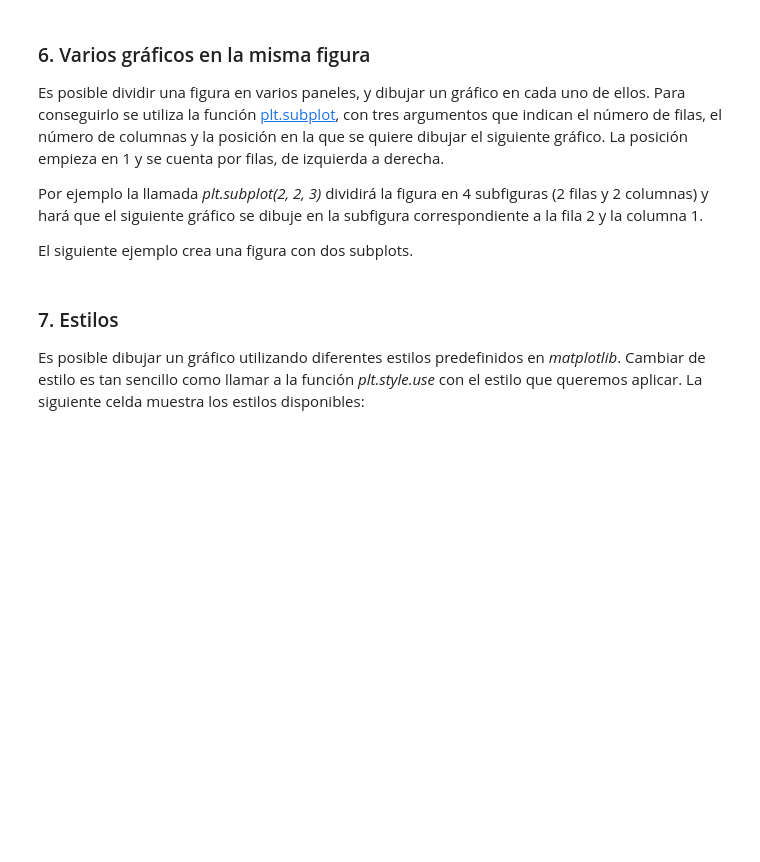
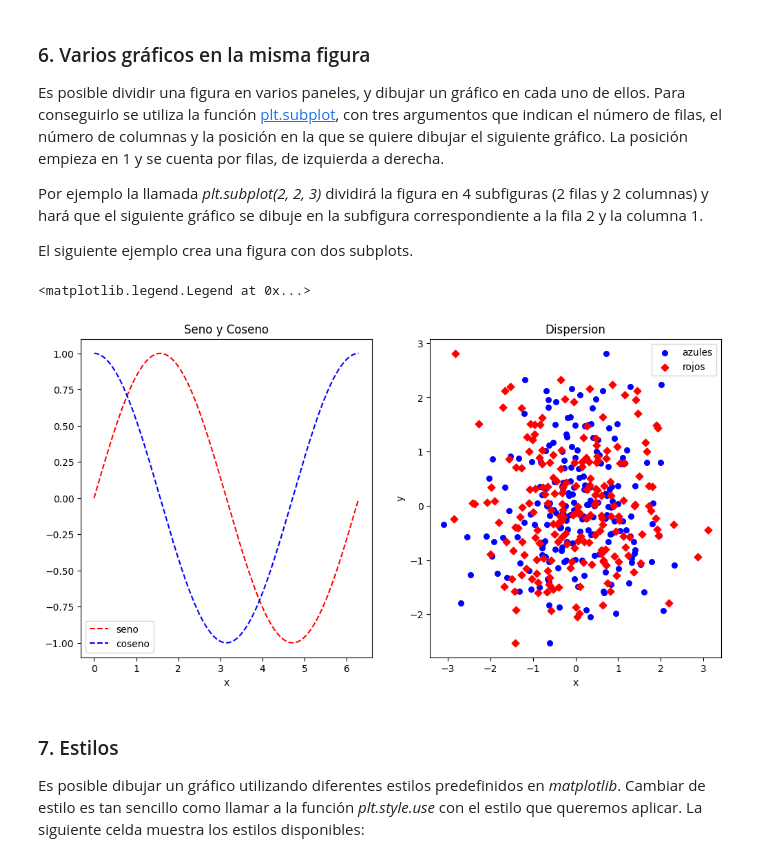
Before and after one commit to jairosann/Practicas-de-Python, a Jupyter notebook: Apuntes programación python/matplotlib.ipynb, the cells around one changed output. Drawn from its saved outputs; the diff is of its cells as text; code cells hidden in the pictures; blank space fills up the shorter version.

```diff
--- a/Apuntes programación python/matplotlib.ipynb
+++ b/Apuntes programación python/matplotlib.ipynb
@@ -189,6 +222,28 @@ Es posible dividir una figura en varios paneles, y dibujar un gráfico en cada u
 Por ejemplo la llamada *plt.subplot(2, 2, 3)* dividirá la figura en 4 subfiguras (2 filas y 2 columnas) y hará que el siguiente gráfico se dibuje en la subfigura correspondiente a la fila 2 y la columna 1.
 
 El siguiente ejemplo crea una figura con dos subplots.
+# %%
+
+plt.figure(figsize=(12, 6))
+
+# primera subfigura (1)
+plt.subplot(1, 2, 1)
+plt.plot(x, y, 'r--', x, z, '--b')
+plt.title('Seno y Coseno')
+plt.xlabel('x')
+plt.legend(['seno', 'coseno'])
+
+# segunda subfigura (2)
+plt.subplot(1, 2, 2)
+plt.scatter(x0, y1, c='blue', s=30, marker='o')
+plt.scatter(y0, y1, c='red', s=30, marker='D')
+plt.title('Dispersion')
+plt.xlabel('x')
+plt.ylabel('y')
+plt.legend(['azules', 'rojos'])
+# %% [output]
+<matplotlib.legend.Legend at 0x...>
+[figure, added]
 # %% [markdown]
 ### 7. Estilos
 
```
Also changed, not shown: parts of 14 cells of this notebook, 3 other files.
